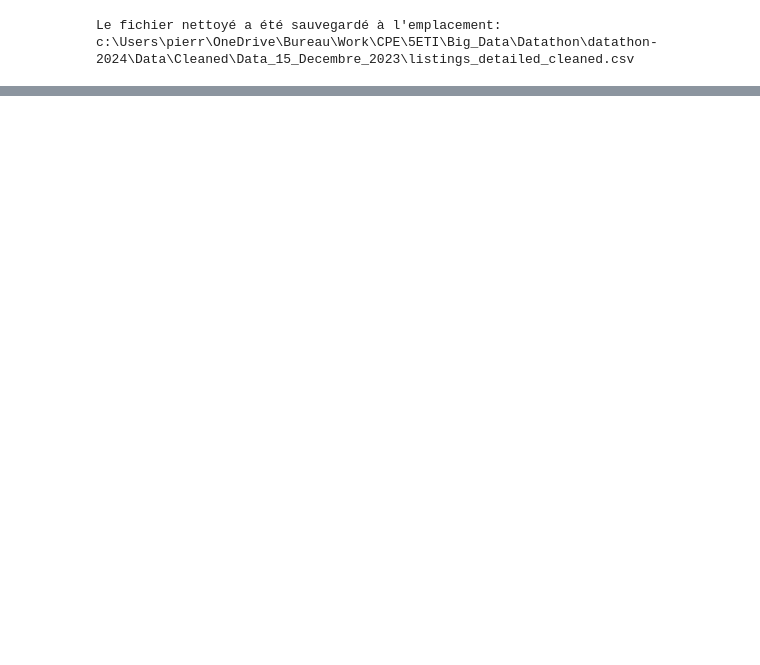
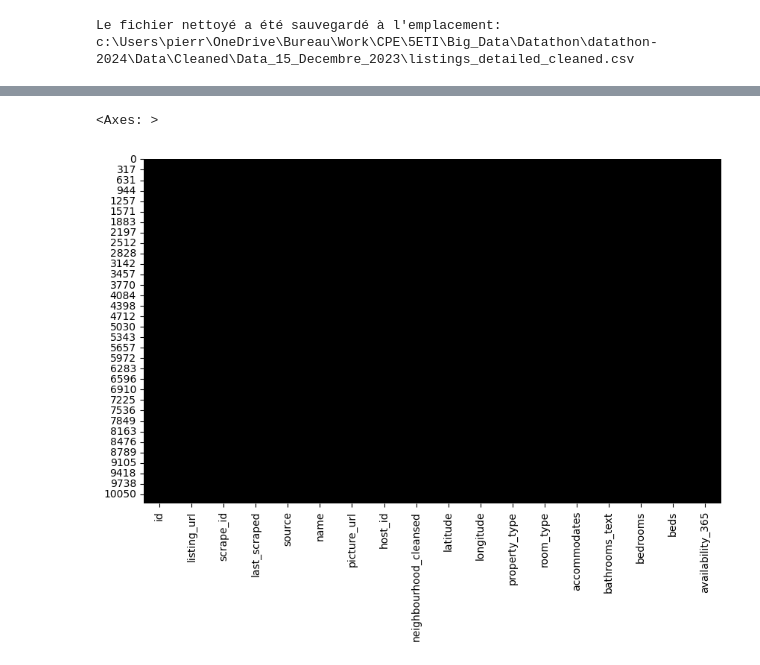
Before and after one commit to AlexandreOuenadio/datathon-2024, a Jupyter notebook: Notebooks/datathon_cleaning_data.ipynb, the cells around one changed output, grey strips where cells are left out. Cells and saved outputs as stored; diff of their text form; code cells hidden in the pictures; blank space fills up the shorter version.

Commit message:
Ajout du cleaning pour decembre

```diff
--- a/Notebooks/datathon_cleaning_data.ipynb
+++ b/Notebooks/datathon_cleaning_data.ipynb
@@ -270,0 +321,26 @@ Le fichier nettoyé a été sauvegardé à l'emplacement: c:\Users\pierr\OneDriv
+# %%
+# Chargement du CSV
+dataset_raw_path = os.path.abspath('../Data/Raw')
+dataset_listings_detailed = os.path.join(dataset_raw_path, 'Data_15_Decembre_2023', 'listings_summary.csv')
+
+df = pd.read_csv(dataset_listings_detailed)
+
+
+# Supprimer les colonnes spécifiées
+columns_to_drop = [
+    'neighbourhood_group', 'number_of_reviews', 'last_review', 'reviews_per_month', 'calculated_host_listings_count'
+    ,'license'
+]
+
+df_cleaned.drop(columns=columns_to_drop, inplace=True, errors='ignore')
+
+# Créer une heatmap des valeurs manquantes avant suppression
+plt.figure(figsize=(10, 6))
+sns.heatmap(
+    df_cleaned.isna(),
+    cmap=['black', 'white'],
+    cbar=False,
+)
+# %% [output]
+<Axes: >
+[figure, added]
```
Also changed, not shown: parts of 8 cells of this notebook, 1 other file.
